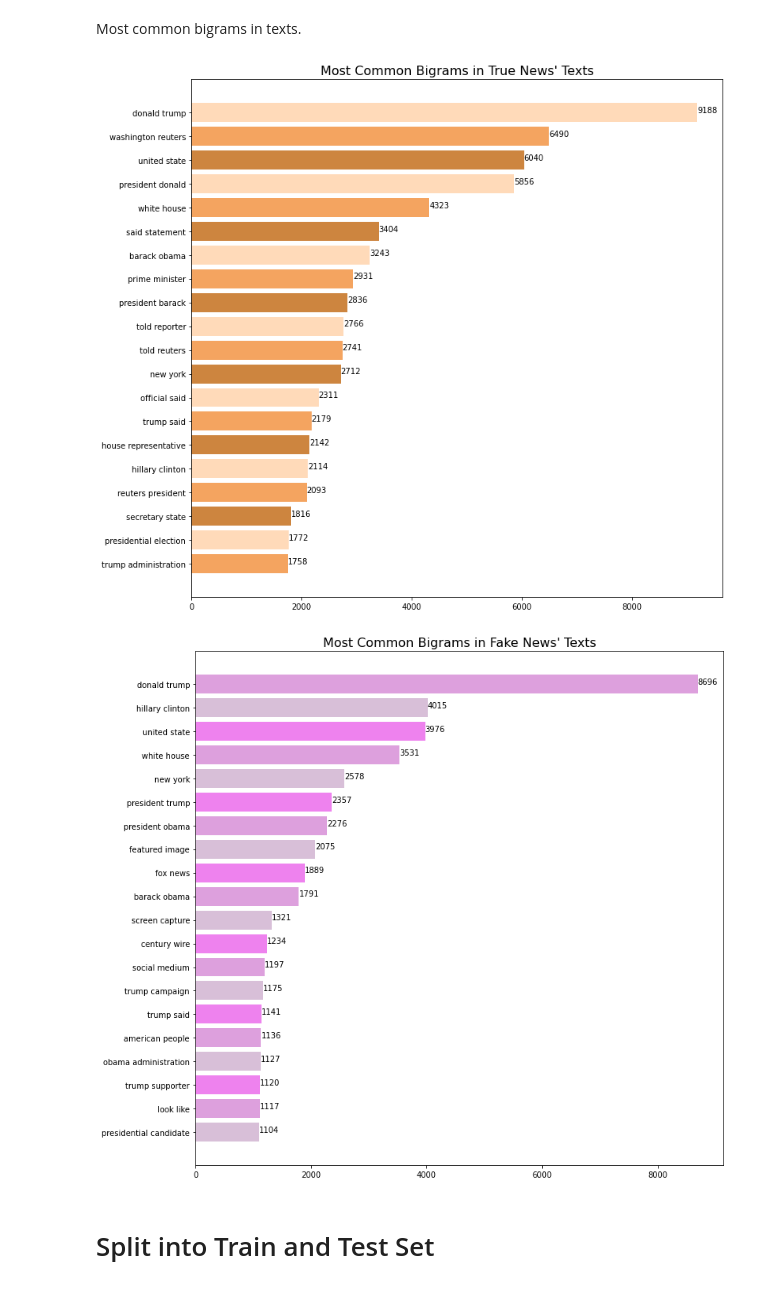
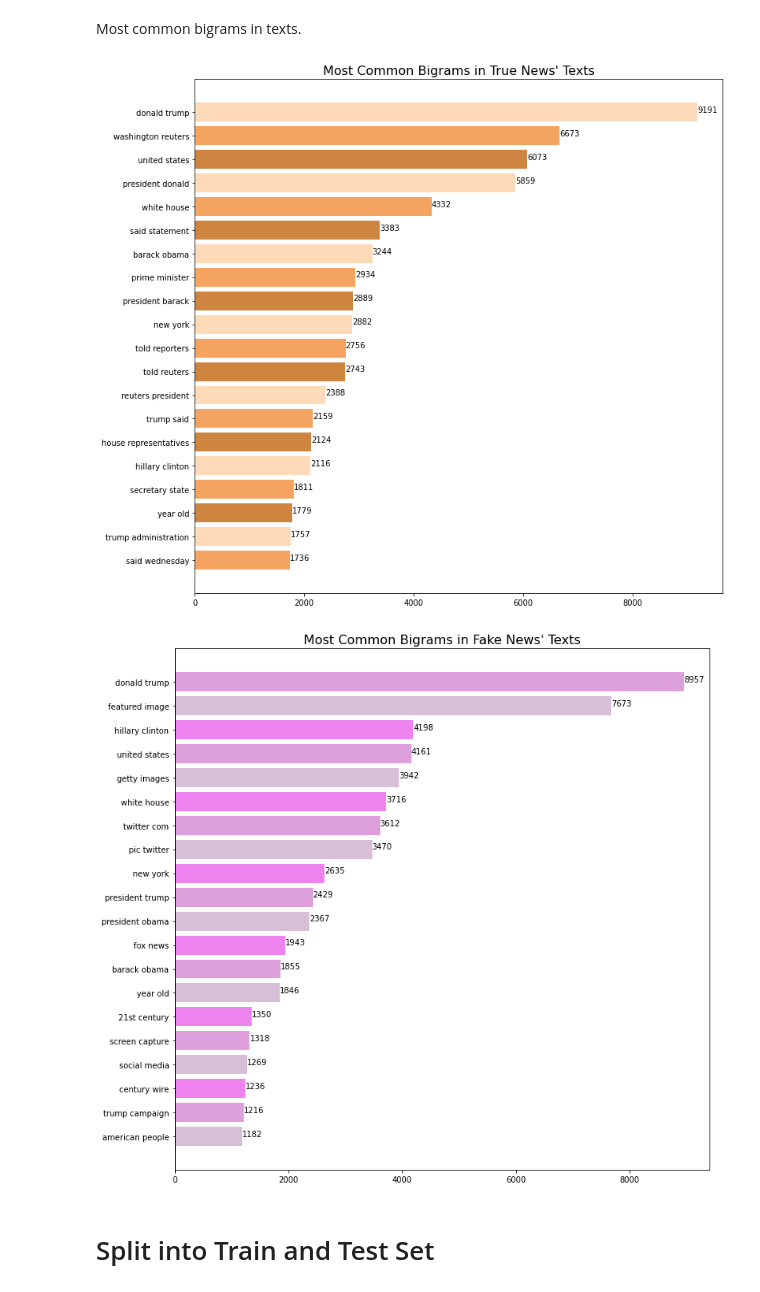
Before and after one commit to AngelPn/Fake-News-Detector, a Jupyter notebook: fake_news_detection.ipynb, the cells around one changed output. Cells and saved outputs as stored; diff of their text form; code cells hidden in the pictures.

```diff
--- a/fake_news_detection.ipynb
+++ b/fake_news_detection.ipynb
@@ -346,7 +354,7 @@ def get_topk_bigrams(column, k = 20):
 # %% [markdown]
 Most common bigrams in titles.
 # %%
-names, counts = get_topk_bigrams(df_true_clean['title'])
+names, counts = get_topk_bigrams(df_true['title'])
 
 plt.figure(figsize=(12,12))
 plt.barh(y=names, width=counts, color = ['aquamarine', 'turquoise', 'lightseagreen'])
@@ -361,5 +369,5 @@ plt.show()
 # %%
-names, counts = get_topk_bigrams(df_fake_clean['title'])
+names, counts = get_topk_bigrams(df_fake['title'])
 
 plt.figure(figsize=(12,12))
 plt.barh(y=names, width=counts, color = ['lightcoral', 'pink', 'salmon'])
@@ -374,7 +382,7 @@ plt.show()
 # %% [markdown]
 Most common bigrams in texts.
 # %%
-names, counts = get_topk_bigrams(df_true_clean['text'])
+names, counts = get_topk_bigrams(df_true['text'])
 
 plt.figure(figsize=(12,12))
 plt.barh(y=names, width=counts, color = ['sandybrown', 'peachpuff', 'peru'])
@@ -385,19 +393,19 @@ for index, value in enumerate(counts):
 plt.title("Most Common Bigrams in True News' Texts", fontsize = 16)
 plt.show()
 # %% [output]
-[figure, old version]
+[figure, new version]
 # %%
-names, counts = get_topk_bigrams(df_fake_clean['text'])
+names, counts = get_topk_bigrams(df_fake['text'])
 
 plt.figure(figsize=(12,12))
 plt.barh(y=names, width=counts, color = ['thistle', 'plum', 'violet'])
 for index, value in enumerate(counts):
     plt.text(value, index, str(value))
 
 plt.title("Most Common Bigrams in Fake News' Texts", fontsize = 16)
 plt.show()
 # %% [output]
-[figure, old version]
+[figure, new version]
 # %% [markdown]
 # Split into Train and Test Set
 # %%
```
Also changed, not shown: parts of 37 cells of this notebook.
